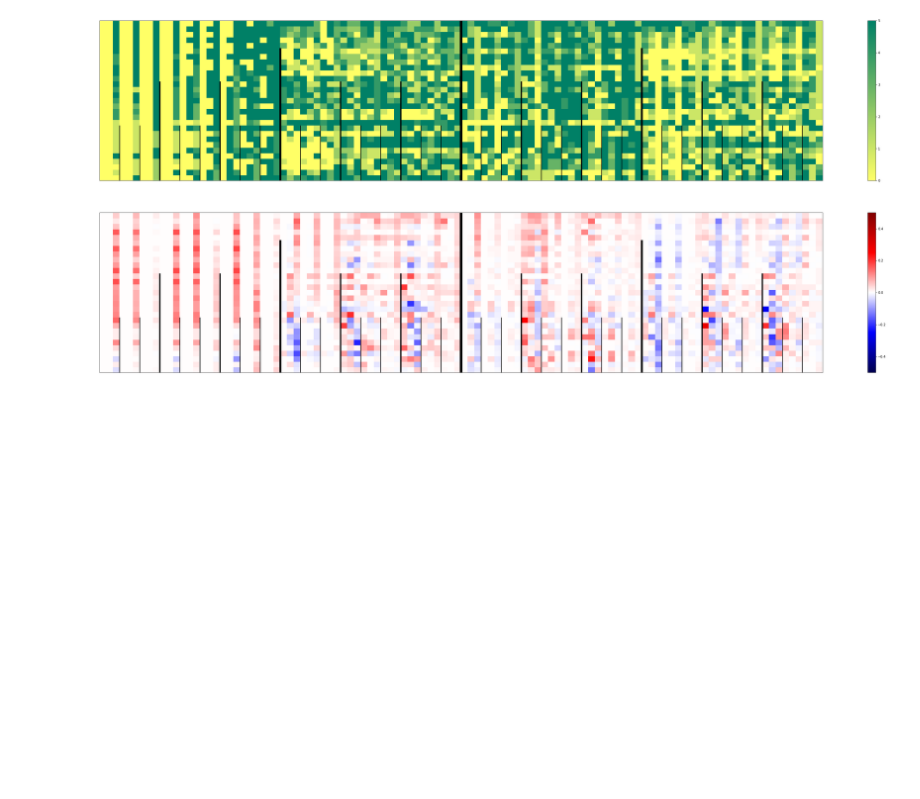
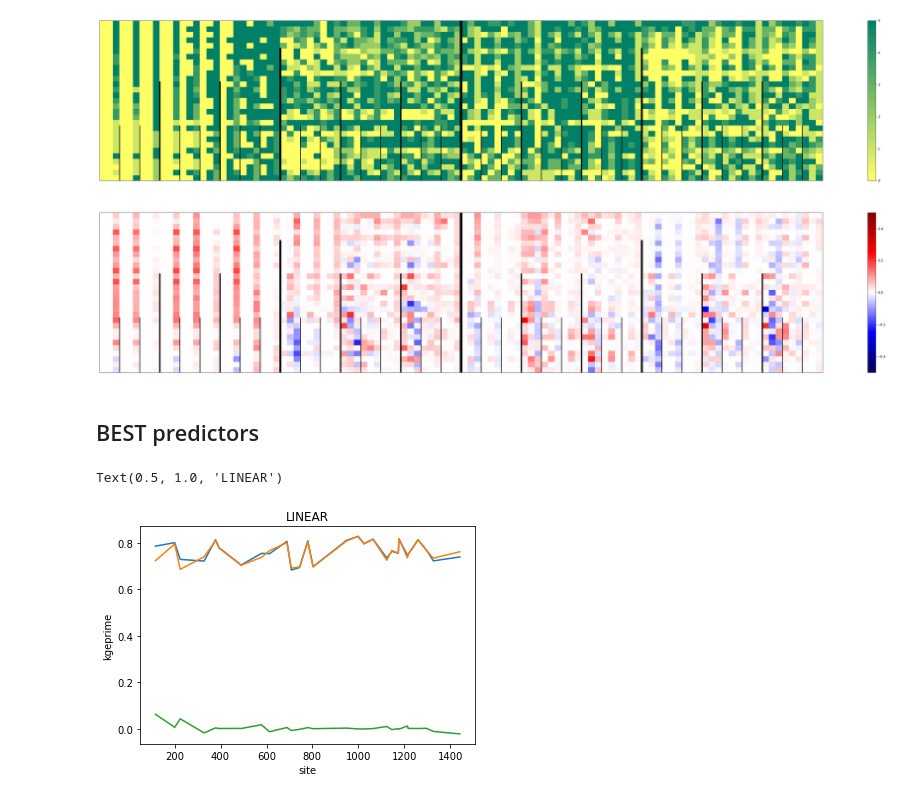
Before and after one commit to javitausia/geocean-nz-ss, a Jupyter notebook: notebooks/models_results.ipynb, the cells around one changed output. Drawn from its saved outputs; the diff is of its cells as text; code cells hidden in the pictures; blank space fills up the shorter version.

Commit message:
add comparisons with superfinal datasets

```diff
--- a/notebooks/models_results.ipynb
+++ b/notebooks/models_results.ipynb
@@ -127,3 +127,22 @@ for ax in axes:
         ax.set_xticks([]), ax.set_yticks([])
 # %% [output]
 [figure]
+# %% [markdown]
+## BEST predictors
+# %%
+best_linear = xr.open_dataset('../data/statistics/experiments/linear_superfinal.nc')
+best_knn = xr.open_dataset('../data/statistics/experiments/knn_superfinal.nc')
+best_xgb = xr.open_dataset('../data/statistics/experiments/xgboost_superfinal.nc')
+# %%
+fig, ax = plt.subplots()
+best_linear.sel(site=linear_stats.site).kgeprime.squeeze().plot(ax=ax)
+linear_stats.isel(
+    grad=1,winds=1,tlapse=2,tresample=2,region=1,perpcs=4).kgeprime.squeeze().plot(ax=ax)
+(best_linear.sel(site=linear_stats.site).kgeprime.squeeze()-\
+ linear_stats.isel(
+     grad=1,winds=1,tlapse=2,tresample=2,region=1,perpcs=4).kgeprime.squeeze()
+).plot(ax=ax)
+ax.set_title('LINEAR')
+# %% [output]
+Text(0.5, 1.0, 'LINEAR')
+[figure, added]
```
Also changed, not shown: parts of 2 cells of this notebook.
